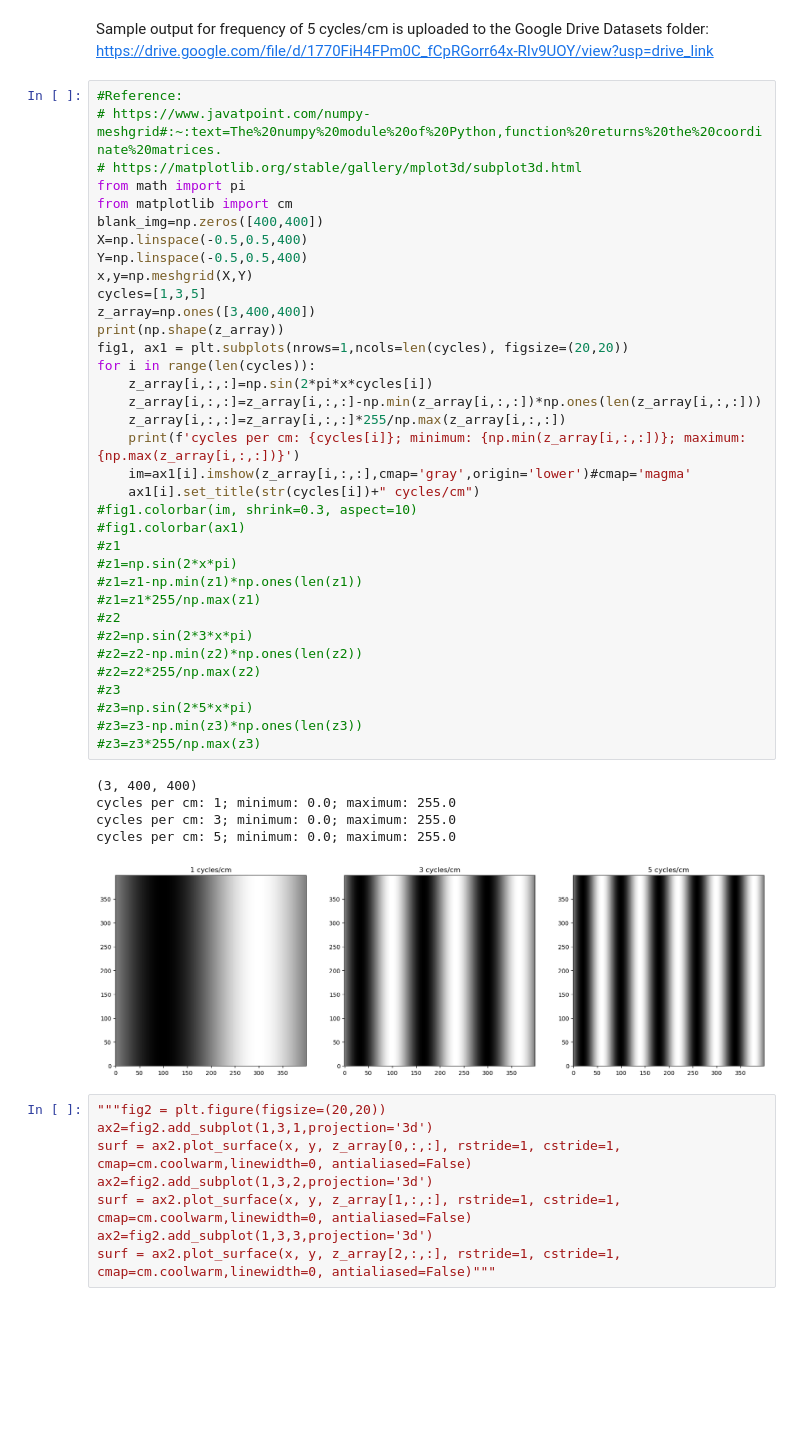
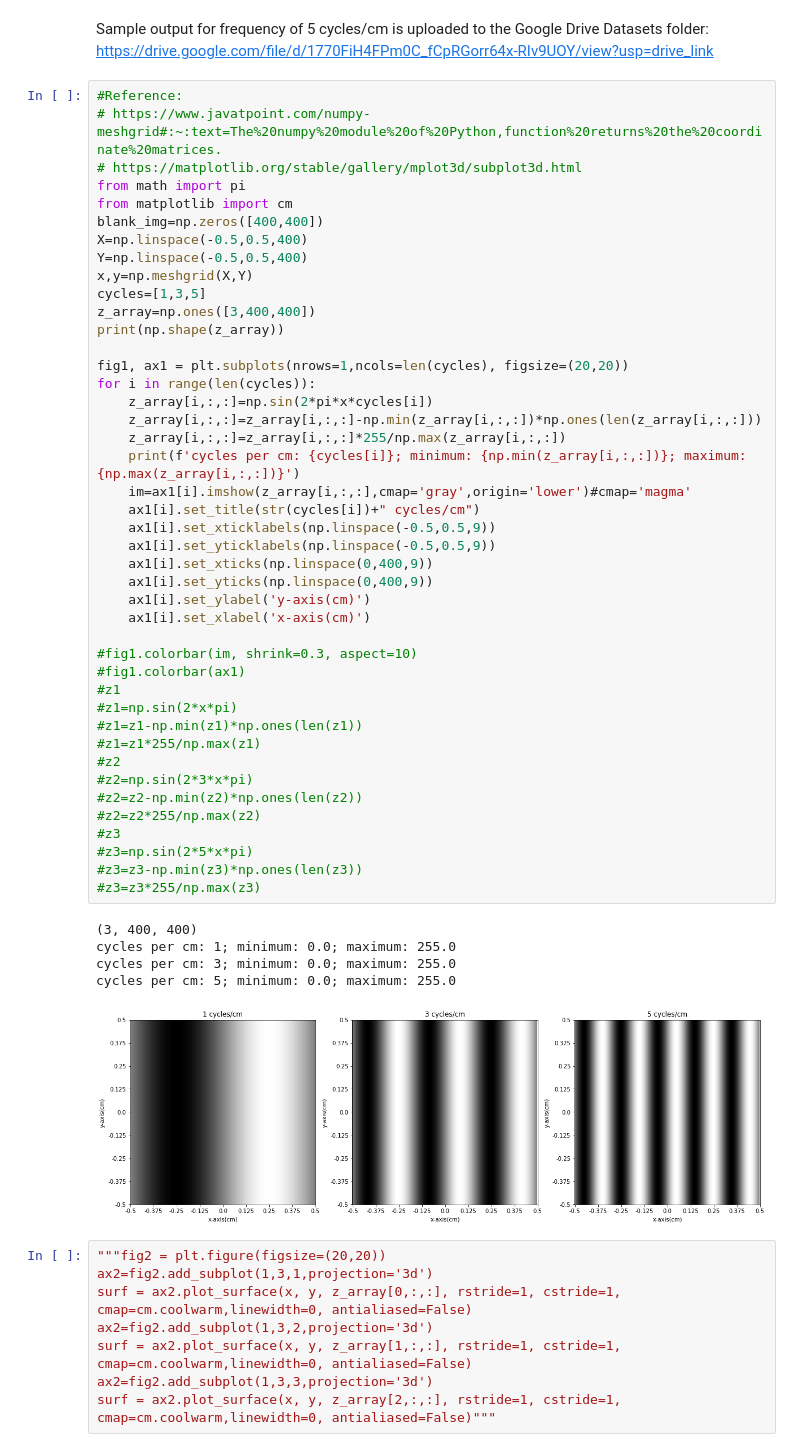
Before and after one commit to Jmabenojar/157_Abenojar, a Jupyter notebook: Module B/LabAssignment1/AP157_lab_assignment_B1.ipynb, the cells around one changed output. Drawn from its saved outputs; the diff is of its cells as text; blank space fills up the shorter version.

```diff
--- a/Module B/LabAssignment1/AP157_lab_assignment_B1.ipynb
+++ b/Module B/LabAssignment1/AP157_lab_assignment_B1.ipynb
@@ -60,34 +60,42 @@ x,y=np.meshgrid(X,Y)
 cycles=[1,3,5]
 z_array=np.ones([3,400,400])
 print(np.shape(z_array))
+
 fig1, ax1 = plt.subplots(nrows=1,ncols=len(cycles), figsize=(20,20))
 for i in range(len(cycles)):
     z_array[i,:,:]=np.sin(2*pi*x*cycles[i])
     z_array[i,:,:]=z_array[i,:,:]-np.min(z_array[i,:,:])*np.ones(len(z_array[i,:,:]))
     z_array[i,:,:]=z_array[i,:,:]*255/np.max(z_array[i,:,:])
     print(f'cycles per cm: {cycles[i]}; minimum: {np.min(z_array[i,:,:])}; maximum: {np.max(z_array[i,:,:])}')
     im=ax1[i].imshow(z_array[i,:,:],cmap='gray',origin='lower')#cmap='magma'
     ax1[i].set_title(str(cycles[i])+" cycles/cm")
+    ax1[i].set_xticklabels(np.linspace(-0.5,0.5,9))
+    ax1[i].set_yticklabels(np.linspace(-0.5,0.5,9))
+    ax1[i].set_xticks(np.linspace(0,400,9))
+    ax1[i].set_yticks(np.linspace(0,400,9))
+    ax1[i].set_ylabel('y-axis(cm)')
+    ax1[i].set_xlabel('x-axis(cm)')
+
 #fig1.colorbar(im, shrink=0.3, aspect=10)
 #fig1.colorbar(ax1)
 #z1
 #z1=np.sin(2*x*pi)
 #z1=z1-np.min(z1)*np.ones(len(z1))
 #z1=z1*255/np.max(z1)
 #z2
 #z2=np.sin(2*3*x*pi)
 #z2=z2-np.min(z2)*np.ones(len(z2))
 #z2=z2*255/np.max(z2)
 #z3
 #z3=np.sin(2*5*x*pi)
 #z3=z3-np.min(z3)*np.ones(len(z3))
 #z3=z3*255/np.max(z3)
 # %% [output]
 (3, 400, 400)
 cycles per cm: 1; minimum: 0.0; maximum: 255.0
 cycles per cm: 3; minimum: 0.0; maximum: 255.0
 cycles per cm: 5; minimum: 0.0; maximum: 255.0
-[figure, old version]
+[figure, new version]
 # %%
 """fig2 = plt.figure(figsize=(20,20))
 ax2=fig2.add_subplot(1,3,1,projection='3d')
```
Also changed, not shown: parts of 6 cells of this notebook, 1 other file.
